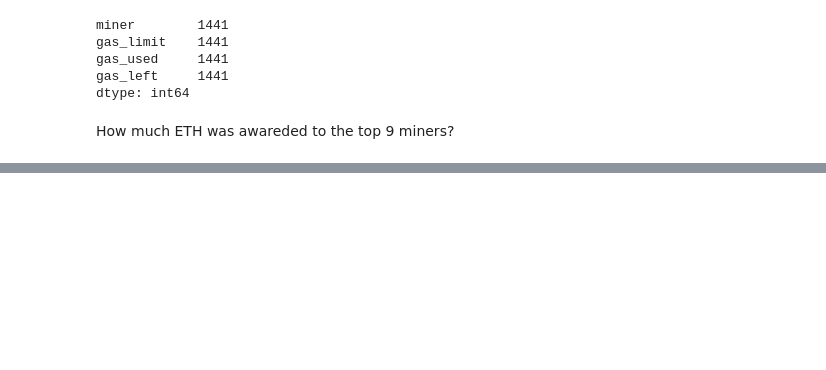
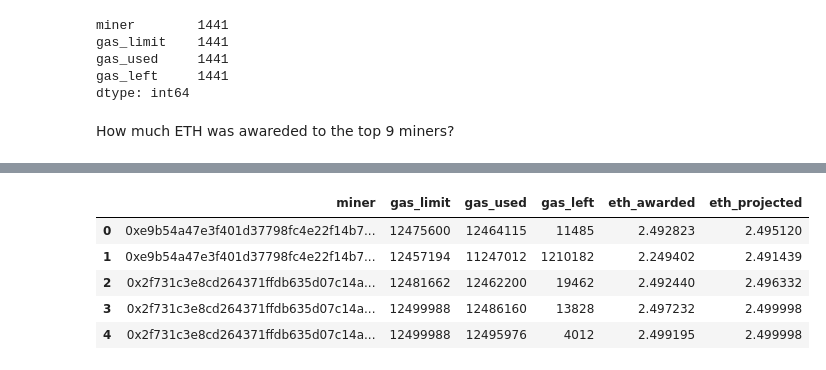
Before and after one commit to JonHaz/Ethereum, a Jupyter notebook: Craft_a_Story_from_a_Dataset.ipynb, the cells around one changed output, grey strips where cells are left out. Saved outputs shown, nothing was run; the diff lists cells and outputs as text; code cells hidden in the pictures; blank space fills up the shorter version.

```diff
--- a/Craft_a_Story_from_a_Dataset.ipynb
+++ b/Craft_a_Story_from_a_Dataset.ipynb
@@ -161,0 +148,16 @@ gas['eth_awarded'] = gas['gas_used'] * 200 * 0.000000001
+# %%
+#creating a new column to calculate ethereum awarded
+# 200 Gwei is tha maximum fee per Gas
+# Total fee will be: Gas units (limit) * Gas price per unit i.e 21,000 * 200 = 4,200,000 gwei or 0.0042 ETH
+# I am using gas used because if there is any gas left over it will be refunded
+
+gas['eth_awarded'] = gas['gas_used'] * 200 * 0.000000001
+gas['eth_projected'] = gas['gas_limit'] * 200 * 0.000000001
+gas.head()
+# %% [output]
+|  | miner | gas_limit | gas_used | gas_left | eth_awarded | eth_projected |
+| 0 | 0xe9b54a47e3f401d37798fc4e22f14b7... | 12475600 | 12464115 | 11485 | 2.492823 | 2.495120 |
+| 1 | 0xe9b54a47e3f401d37798fc4e22f14b7... | 12457194 | 11247012 | 1210182 | 2.249402 | 2.491439 |
+| 2 | 0x2f731c3e8cd264371ffdb635d07c14a... | 12481662 | 12462200 | 19462 | 2.492440 | 2.496332 |
+| 3 | 0x2f731c3e8cd264371ffdb635d07c14a... | 12499988 | 12486160 | 13828 | 2.497232 | 2.499998 |
+| 4 | 0x2f731c3e8cd264371ffdb635d07c14a... | 12499988 | 12495976 | 4012 | 2.499195 | 2.499998 |
```
Also changed, not shown: parts of 11 cells of this notebook.
